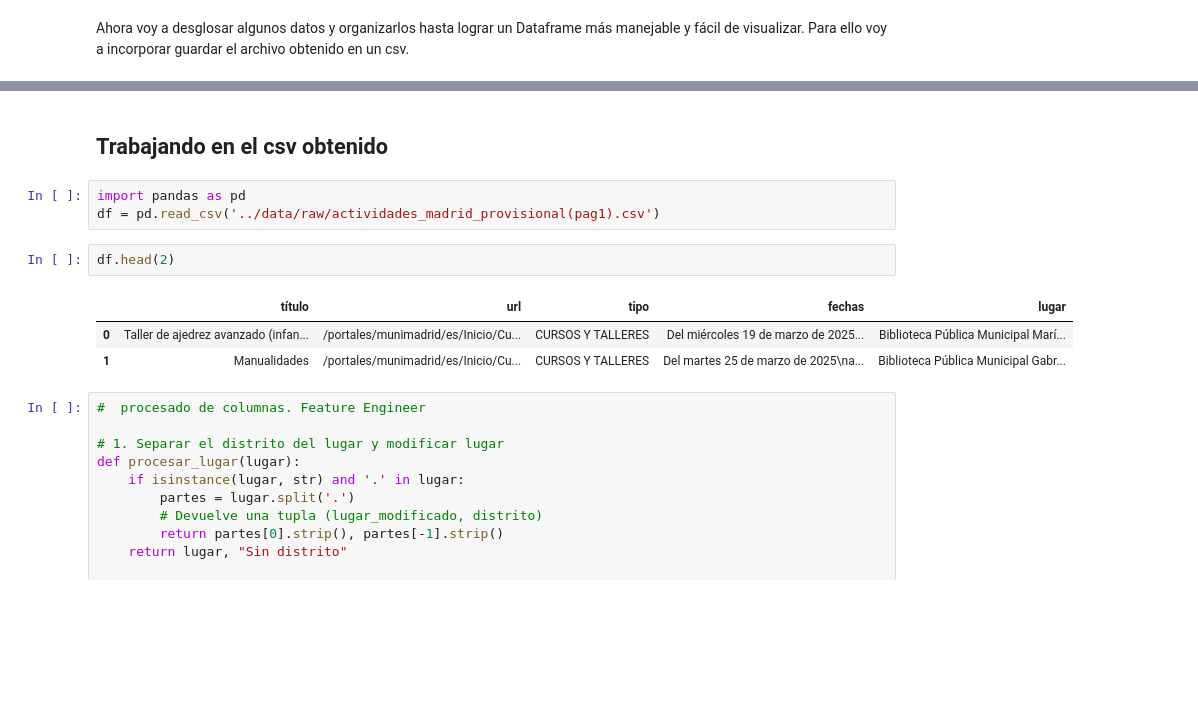
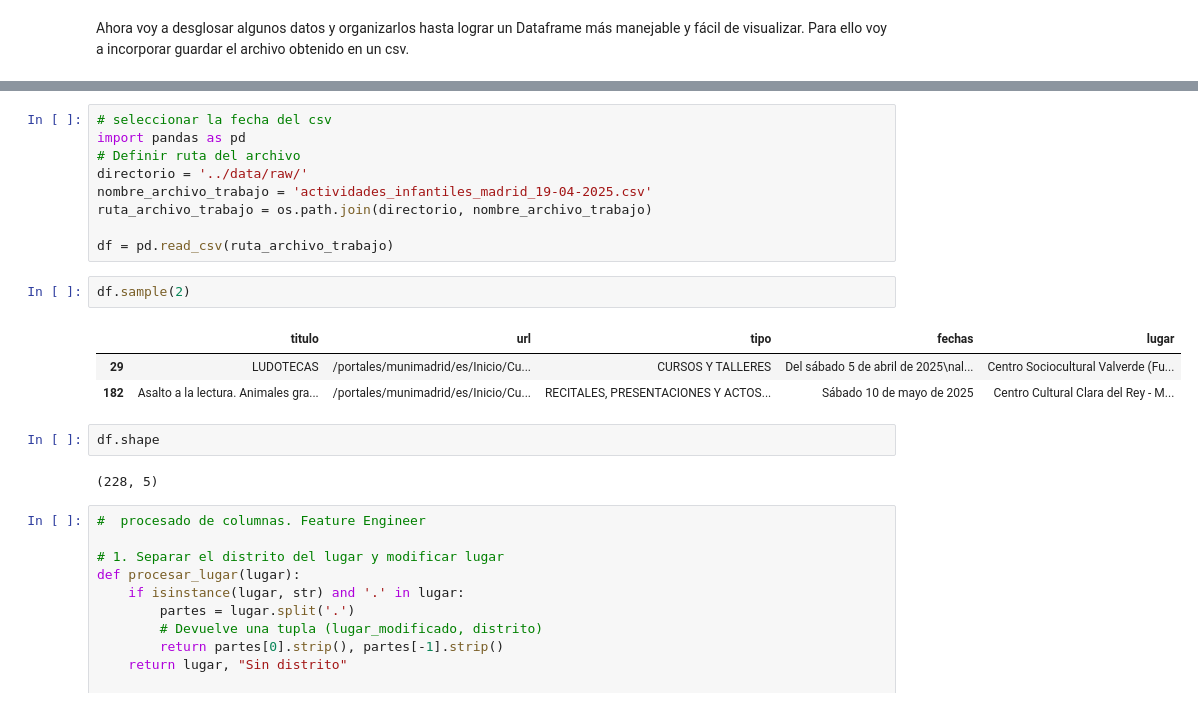
Before and after one commit to abdonrb/desafio_tripulaciones, a Jupyter notebook: notebooks/01_Datos_Actividades_Infantiles_Madrid_WS_agv.ipynb, the cells around one changed output, grey strips where cells are left out. Cells and saved outputs as stored; diff of their text form; blank space fills up the shorter version.

```diff
--- a/notebooks/01_Datos_Actividades_Infantiles_Madrid_WS_agv.ipynb
+++ b/notebooks/01_Datos_Actividades_Infantiles_Madrid_WS_agv.ipynb
@@ -298,14 +348,22 @@ Datos guardados correctamente en 'actividades_madrid.csv'
-# %% [markdown]
-## Trabajando en el csv obtenido
-# %%
-import pandas as pd
-df = pd.read_csv('../data/raw/actividades_madrid_provisional(pag1).csv')
+# %%
+# seleccionar la fecha del csv
+import pandas as pd
+# Definir ruta del archivo
+directorio = '../data/raw/'
+nombre_archivo_trabajo = 'actividades_infantiles_madrid_19-04-2025.csv'
+ruta_archivo_trabajo = os.path.join(directorio, nombre_archivo_trabajo)
+
+df = pd.read_csv(ruta_archivo_trabajo)
 # %%
-df.head(2)
+df.sample(2)
 # %% [output]
-|  | título | url | tipo | fechas | lugar |
-| 0 | Taller de ajedrez avanzado (infan... | /portales/munimadrid/es/Inicio/Cu... | CURSOS Y TALLERES | Del miércoles 19 de marzo de 2025... | Biblioteca Pública Municipal Marí... |
-| 1 | Manualidades | /portales/munimadrid/es/Inicio/Cu... | CURSOS Y TALLERES | Del martes 25 de marzo de 2025\na... | Biblioteca Pública Municipal Gabr... |
+|  | titulo | url | tipo | fechas | lugar |
+| 29 | LUDOTECAS | /portales/munimadrid/es/Inicio/Cu... | CURSOS Y TALLERES | Del sábado 5 de abril de 2025\nal... | Centro Sociocultural Valverde (Fu... |
+| 182 | Asalto a la lectura. Animales gra... | /portales/munimadrid/es/Inicio/Cu... | RECITALES, PRESENTACIONES Y ACTOS... | Sábado 10 de mayo de 2025 | Centro Cultural Clara del Rey - M... |
+# %%
+df.shape
+# %% [output]
+(228, 5)
 # %%
 #  procesado de columnas. Feature Engineer
 
```
Also changed, not shown: parts of 17 cells of this notebook, 4 other files.
